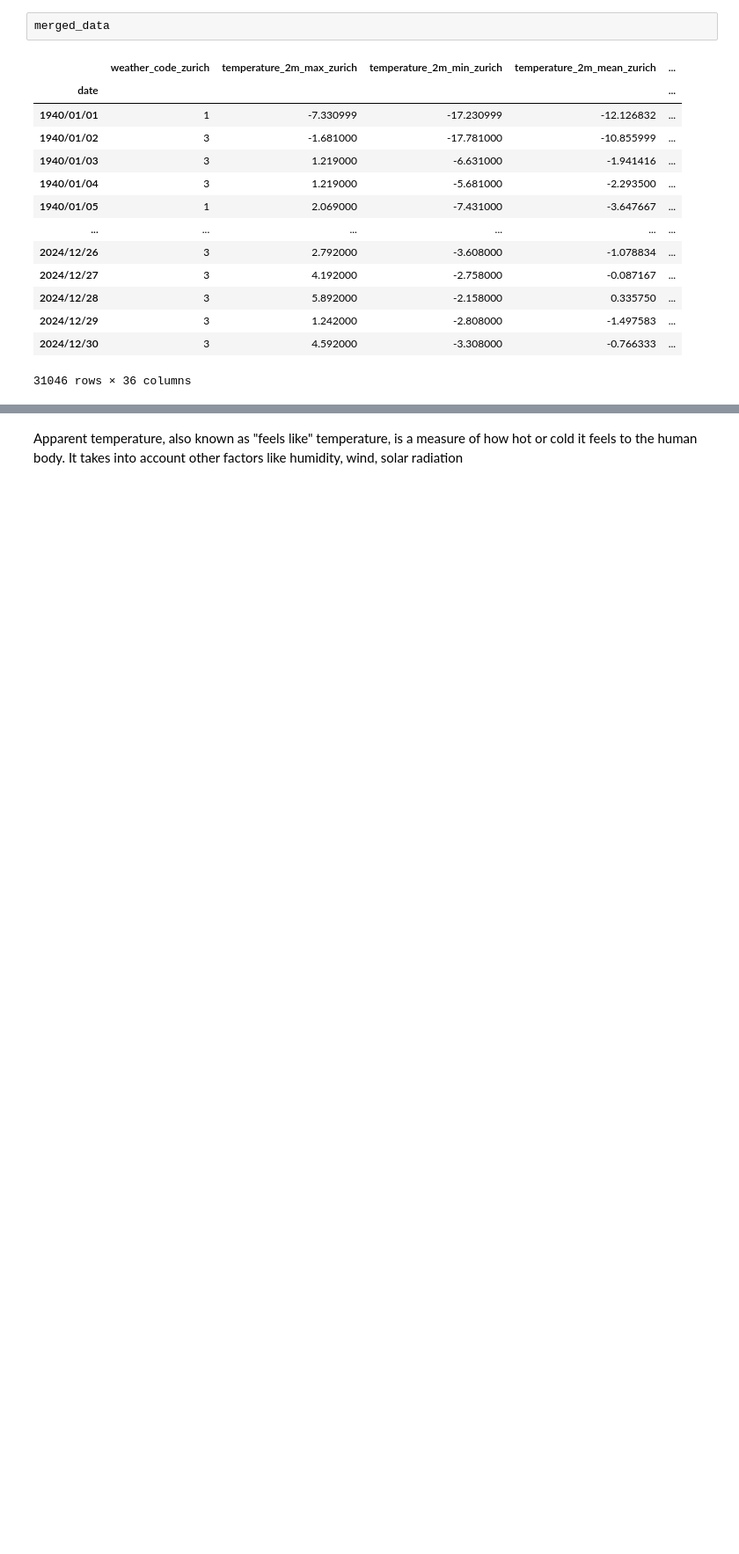
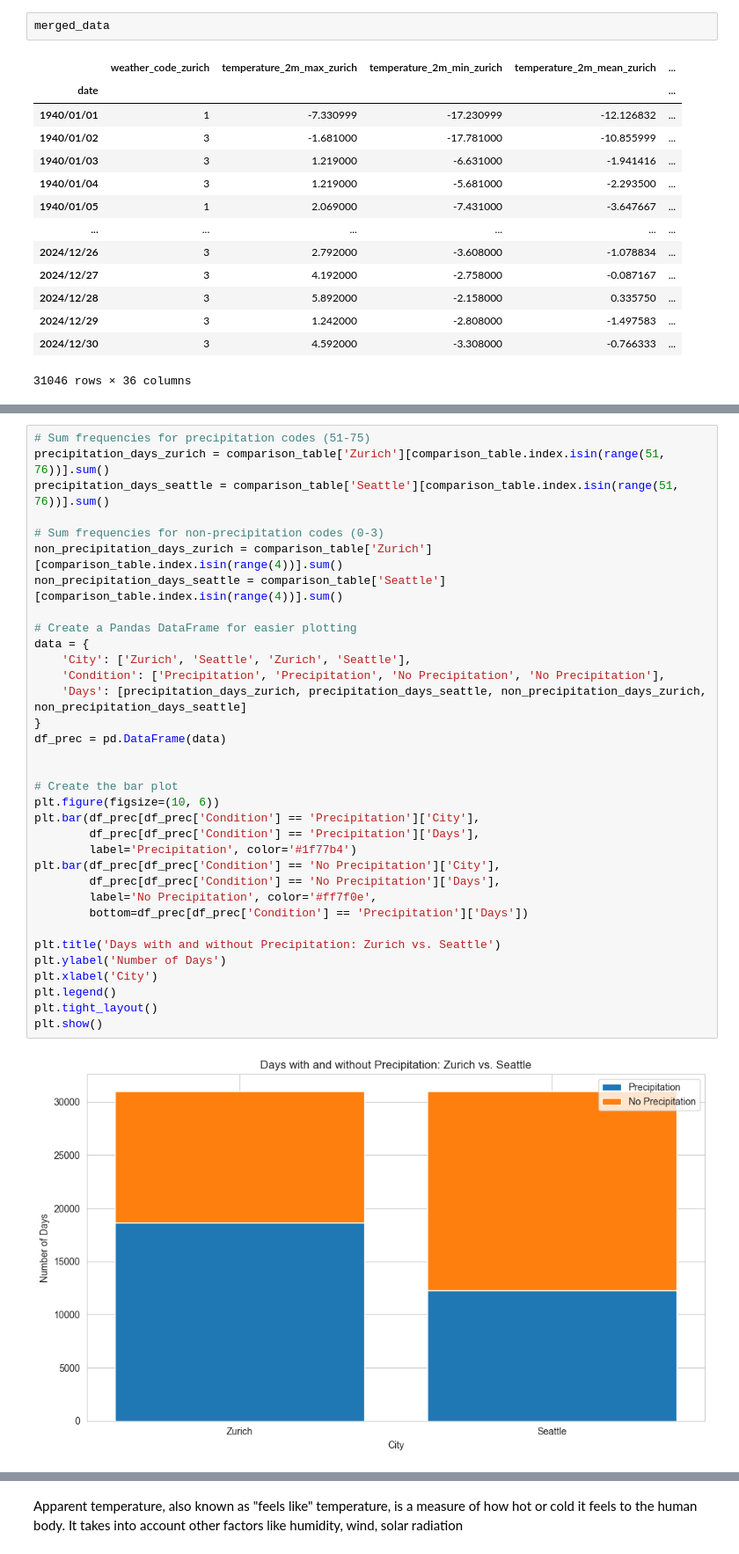
Before and after one commit to Jaffels/CIP_FS25_111, a Jupyter notebook: Johan.ipynb, the cells around one changed output, grey strips where cells are left out. Shown at 88% size. Cells and saved outputs as stored; diff of their text form; blank space fills up the shorter version.

```diff
--- a/Johan.ipynb
+++ b/Johan.ipynb
@@ -444,0 +447,36 @@ By looking at the weather codes it is clear that the most common weather state f
+# %%
+# Sum frequencies for precipitation codes (51-75)
+precipitation_days_zurich = comparison_table['Zurich'][comparison_table.index.isin(range(51, 76))].sum()
+precipitation_days_seattle = comparison_table['Seattle'][comparison_table.index.isin(range(51, 76))].sum()
+
+# Sum frequencies for non-precipitation codes (0-3)
+non_precipitation_days_zurich = comparison_table['Zurich'][comparison_table.index.isin(range(4))].sum()
+non_precipitation_days_seattle = comparison_table['Seattle'][comparison_table.index.isin(range(4))].sum()
+
+# Create a Pandas DataFrame for easier plotting
+data = {
+    'City': ['Zurich', 'Seattle', 'Zurich', 'Seattle'],
+    'Condition': ['Precipitation', 'Precipitation', 'No Precipitation', 'No Precipitation'],
+    'Days': [precipitation_days_zurich, precipitation_days_seattle, non_precipitation_days_zurich, non_precipitation_days_seattle]
+}
+df_prec = pd.DataFrame(data)
+
+
+# Create the bar plot
+plt.figure(figsize=(10, 6))
+plt.bar(df_prec[df_prec['Condition'] == 'Precipitation']['City'],
+		df_prec[df_prec['Condition'] == 'Precipitation']['Days'],
+		label='Precipitation', color='#1f77b4')
+plt.bar(df_prec[df_prec['Condition'] == 'No Precipitation']['City'],
+		df_prec[df_prec['Condition'] == 'No Precipitation']['Days'],
+		label='No Precipitation', color='#ff7f0e',
+		bottom=df_prec[df_prec['Condition'] == 'Precipitation']['Days'])
+
+plt.title('Days with and without Precipitation: Zurich vs. Seattle')
+plt.ylabel('Number of Days')
+plt.xlabel('City')
+plt.legend()
+plt.tight_layout()
+plt.show()
+# %% [output]
+[figure, added]
```
Also changed, not shown: parts of 9 cells of this notebook, 1 other file.
